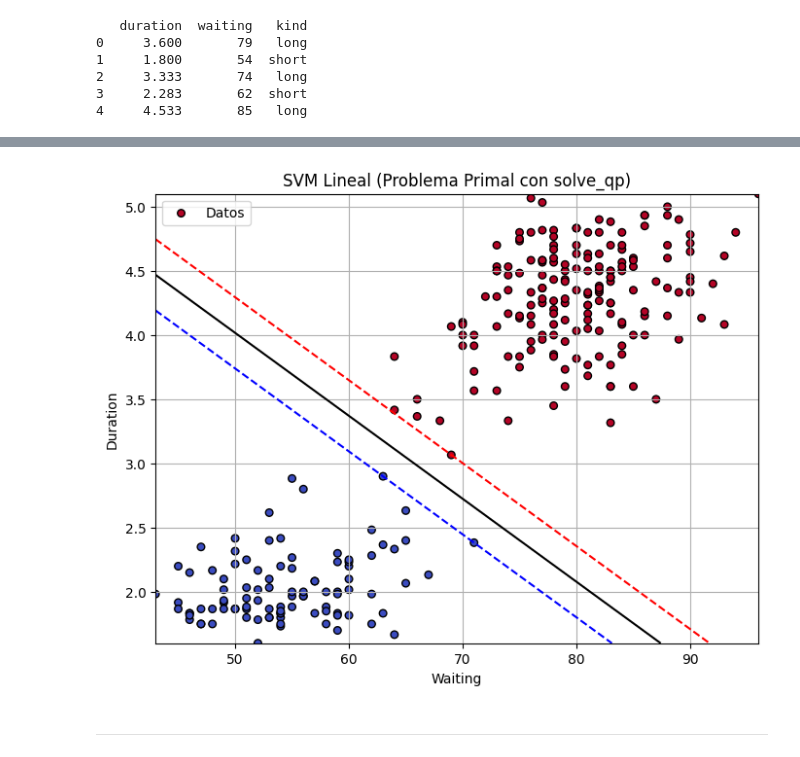
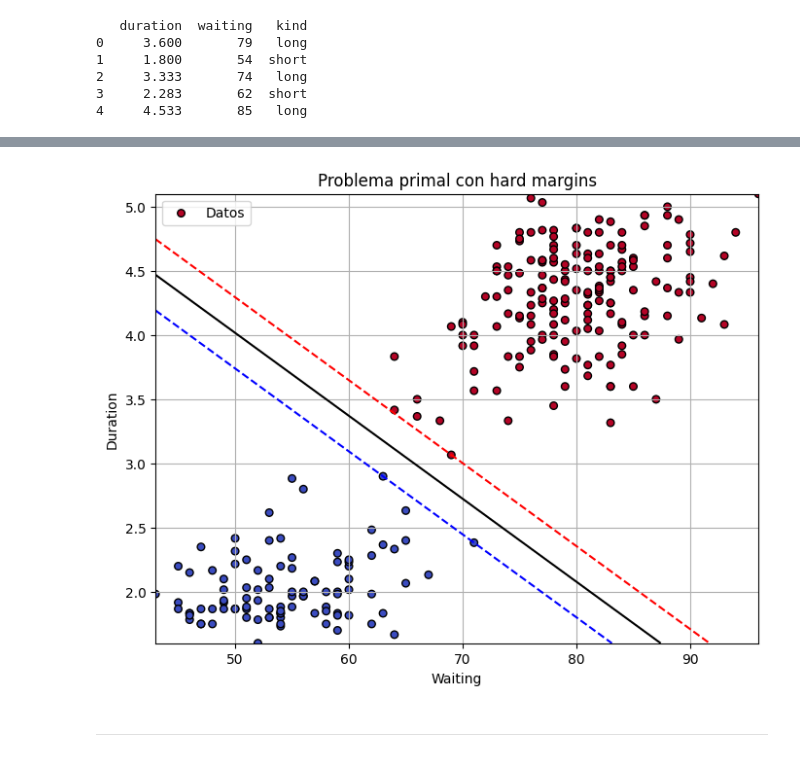
Before and after one commit to walteraguirre/TPS, a Jupyter notebook: TP05/TP05_SVM.ipynb, the cells around one changed output, grey strips where cells are left out. Saved outputs shown, nothing was run; the diff lists cells and outputs as text; code cells hidden in the pictures.

```diff
--- a/TP05/TP05_SVM.ipynb
+++ b/TP05/TP05_SVM.ipynb
@@ -254,14 +263,13 @@ class SVM:
 
     def _fit_dual(self, X, y):
         n_samples, n_features = X.shape
-        K = X @ X.T
-        Q = np.outer(y, y) * K
+        Q = np.outer(y, y) * (X @ X.T)
 
         P = Q
         q = -np.ones(n_samples)
 
-        A_eq = y.reshape(1, -1)
-        b_eq = np.array([0.])
+        A = y.reshape(1, -1)
+        b = np.array([0.])
 
         if self.soft:
             G = np.vstack([-np.eye(n_samples), np.eye(n_samples)])
@@ -270,7 +278,7 @@ class SVM:
             G = -np.eye(n_samples)
             h = np.zeros(n_samples)
 
-        alpha = solve_qp(P, q, G, h, A_eq, b_eq, solver='cvxopt')
+        alpha = solve_qp(P, q, G, h, A, b, solver='cvxopt')
 
         self.alpha = alpha
         self.support_ = alpha > 1e-5
@@ -300,34 +308,34 @@ y = (geyser['duration'] > 3).astype(int).values
 # Crear el modelo y entrenarlo
 model_primal = SVM()
 model_primal.fit(X, y)
 
 # Predecir
 y_pred = model_primal.predict(X)
 
 # ------------------ GRAFICAR -------------------
 
 # Scatter de datos
 plt.figure(figsize=(8, 6))
 plt.scatter(X[:, 0], X[:, 1], c=y, cmap='coolwarm', s=30, edgecolors='k', label='Datos')
 
 # Frontera de decisión
 x_min, x_max = X[:, 0].min(), X[:, 0].max()
 y_min, y_max = X[:, 1].min(), X[:, 1].max()
 xx, yy = np.meshgrid(np.linspace(x_min, x_max, 500),
                      np.linspace(y_min, y_max, 500))
 grid = np.c_[xx.ravel(), yy.ravel()]
 Z = model_primal.decision_function(grid).reshape(xx.shape)
 
 # Dibujar frontera y márgenes
 plt.contour(xx, yy, Z, levels=[-1, 0, 1], colors=['blue', 'black', 'red'], linestyles=['--', '-', '--'])
 plt.xlabel('Waiting')
 plt.ylabel('Duration')
 plt.title('Problema primal con hard margins')
 plt.legend()
 plt.grid(True)
 plt.show()
 # %% [output]
-[figure, old version]
+[figure, new version]
 # %% [markdown]
 ---
 # %% [markdown]
```
Also changed, not shown: parts of 5 cells of this notebook, 1 other file.
